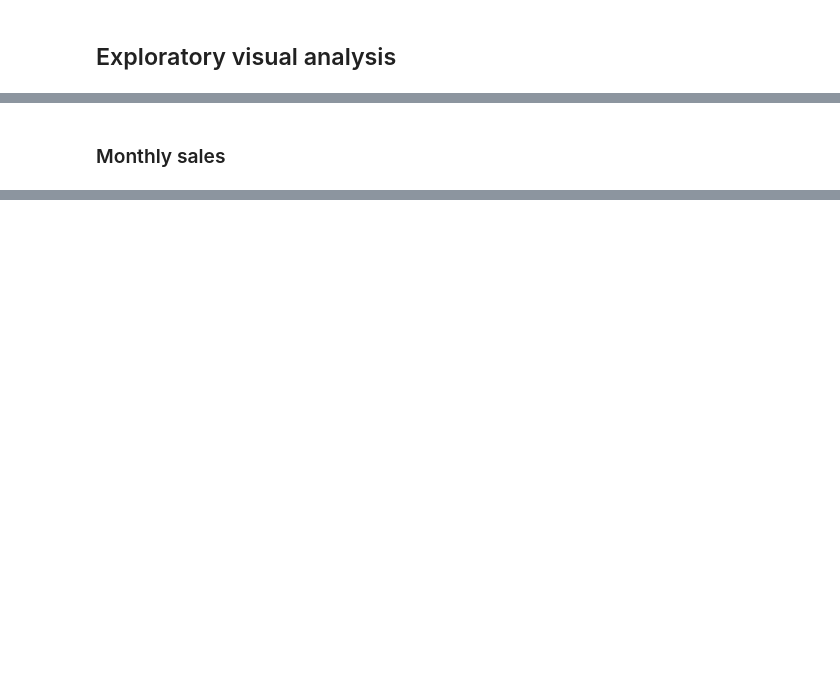
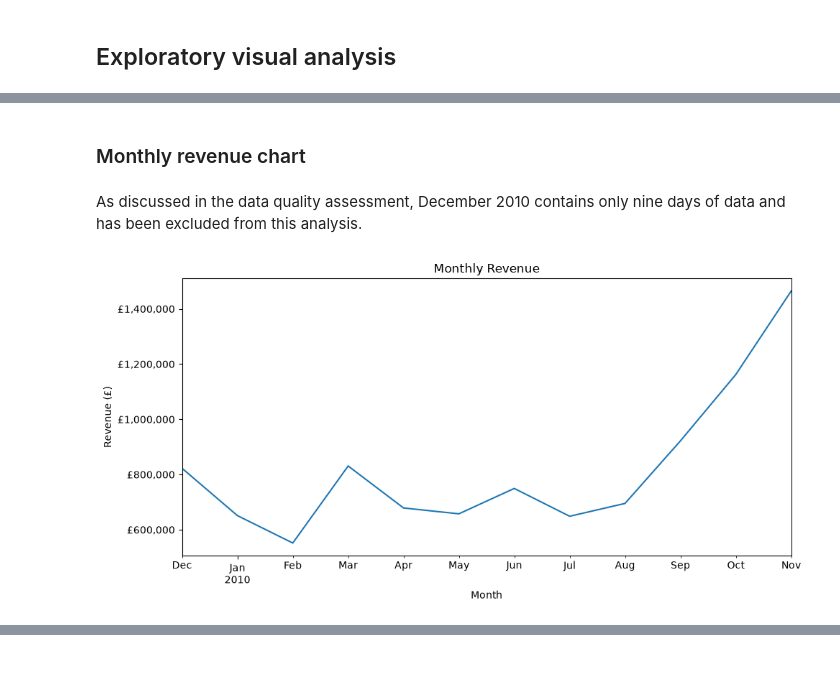
Before and after one commit to sch-data/retail-data-platform, a Jupyter notebook: notebooks/01_data_exploration.ipynb, the cells around one changed output, grey strips where cells are left out. Saved outputs shown, nothing was run; the diff lists cells and outputs as text; code cells hidden in the pictures; blank space fills up the shorter version.

Commit message:
Visual analysis

```diff
--- a/notebooks/01_data_exploration.ipynb
+++ b/notebooks/01_data_exploration.ipynb
@@ -288,2 +289,38 @@ Matplotlib is building the font cache; this may take a moment.
 # %% [markdown]
-### Monthly sales
+### Monthly revenue chart
+# %% [markdown]
+As discussed in the data quality assessment, December 2010 contains only nine days of data and has been excluded from this analysis.
+# %%
+# create a Month column
+df_clean["Month"] = df_clean["InvoiceDate"].dt.to_period("M")
+# %%
+# exclude Dec 2010
+df_trend = df_clean[df_clean["Month"] != "2010-12"]
+# %%
+monthly_revenue = (df_trend.groupby("Month")["Revenue"].sum())
+# %%
+# plt.figure(figsize=(10, 5))
+# monthly_revenue.plot()
+
+# plt.title("Monthly Revenue")
+# plt.xlabel("Month")
+# plt.ylabel("Revenue (£)")
+
+# plt.tight_layout()
+# plt.show()
+
+plt.figure(figsize=(10, 5))
+monthly_revenue.plot()
+
+plt.title("Monthly Revenue")
+plt.xlabel("Month")
+plt.ylabel("Revenue (£)")
+
+plt.gca().yaxis.set_major_formatter(
+    FuncFormatter(lambda x, _: f"£{x:,.0f}")
+)
+
+plt.tight_layout()
+plt.show()
+# %% [output]
+[figure, added]
```
Also changed, not shown: parts of 30 cells of this notebook.
